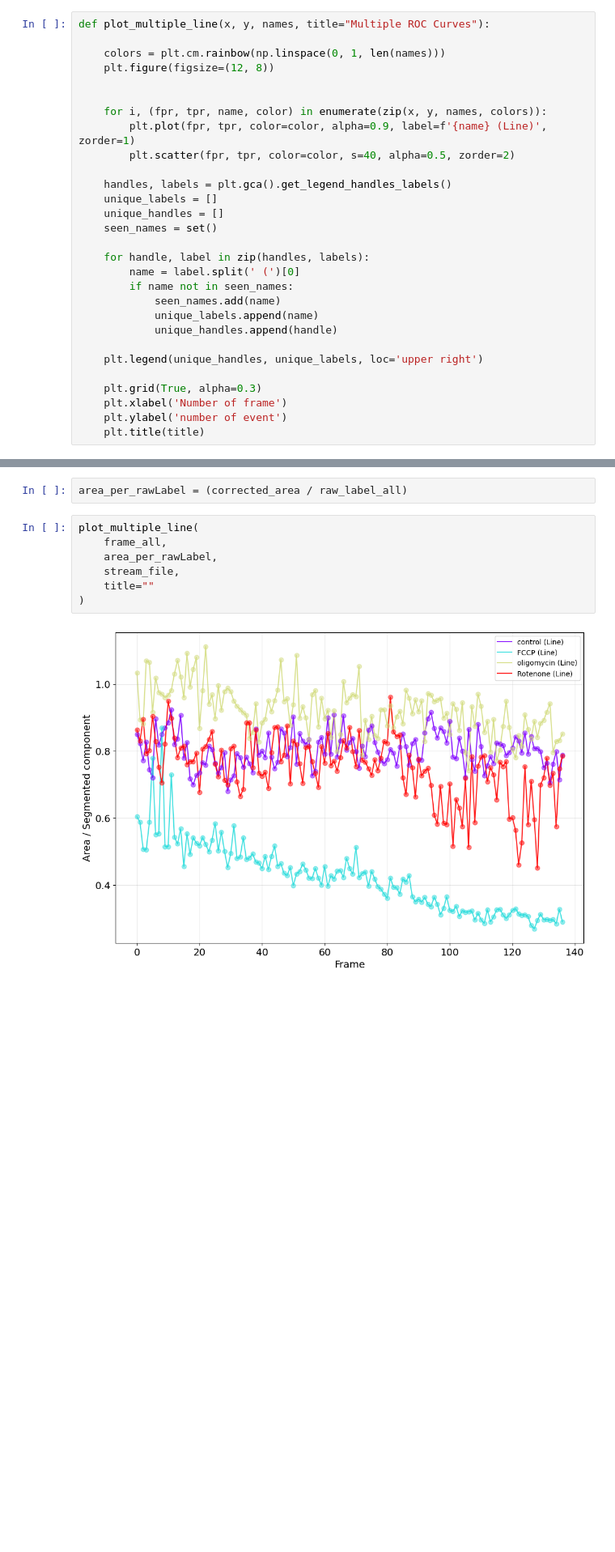
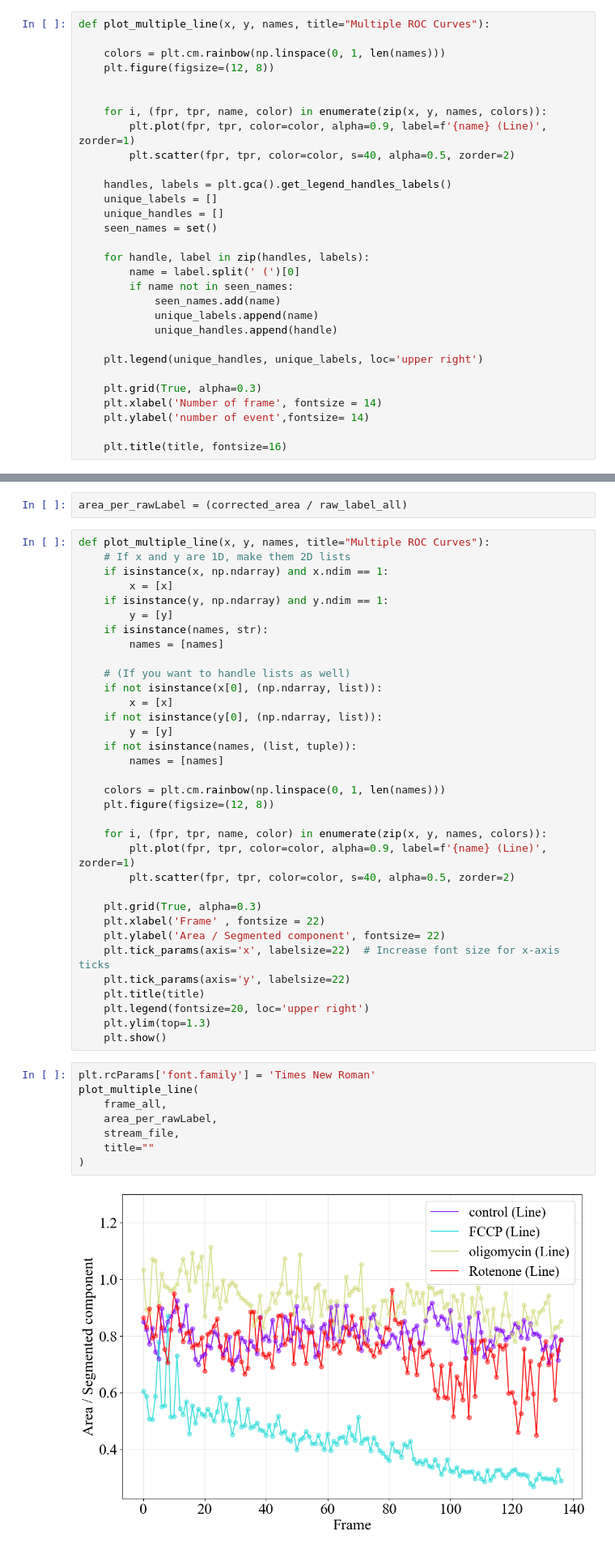
Before and after one commit to Jirapong2442/nellie_fission-fusion, a Jupyter notebook: perf_eval/statistical_testing/check_morph.ipynb, the cells around one changed output, grey strips where cells are left out. Shown at 81% size. Cells and saved outputs as stored; diff of their text form; blank space fills up the shorter version.

```diff
--- a/perf_eval/check_morph.ipynb
+++ b/perf_eval/statistical_testing/check_morph.ipynb
@@ -874,9 +864,10 @@ def plot_multiple_line(x, y, names, title="Multiple ROC Curves"):
     plt.legend(unique_handles, unique_labels, loc='upper right')
 
     plt.grid(True, alpha=0.3)
-    plt.xlabel('Number of frame')
-    plt.ylabel('number of event')
-    plt.title(title)
+    plt.xlabel('Number of frame', fontsize = 14)
+    plt.ylabel('number of event',fontsize= 14)
+
+    plt.title(title, fontsize=16)
 # %%
 def get_label_info(path,name):
     df = pd.read_csv(path)
@@ -1281,15 +1272,50 @@ for condition, slope in slopes.items():
 ### area change per label
 # %%
 area_per_rawLabel = (corrected_area / raw_label_all)
+# %%
+def plot_multiple_line(x, y, names, title="Multiple ROC Curves"):
+    # If x and y are 1D, make them 2D lists
+    if isinstance(x, np.ndarray) and x.ndim == 1:
+        x = [x]
+    if isinstance(y, np.ndarray) and y.ndim == 1:
+        y = [y]
+    if isinstance(names, str):
+        names = [names]
+
+    # (If you want to handle lists as well)
+    if not isinstance(x[0], (np.ndarray, list)):
+        x = [x]
+    if not isinstance(y[0], (np.ndarray, list)):
+        y = [y]
+    if not isinstance(names, (list, tuple)):
+        names = [names]
+
+    colors = plt.cm.rainbow(np.linspace(0, 1, len(names)))
+    plt.figure(figsize=(12, 8))
+
+    for i, (fpr, tpr, name, color) in enumerate(zip(x, y, names, colors)):
+        plt.plot(fpr, tpr, color=color, alpha=0.9, label=f'{name} (Line)', zorder=1)
+        plt.scatter(fpr, tpr, color=color, s=40, alpha=0.5, zorder=2)
+
+    plt.grid(True, alpha=0.3)
+    plt.xlabel('Frame' , fontsize = 22)
+    plt.ylabel('Area / Segmented component', fontsize= 22)
+    plt.tick_params(axis='x', labelsize=22)  # Increase font size for x-axis ticks
+    plt.tick_params(axis='y', labelsize=22)
+    plt.title(title)
+    plt.legend(fontsize=20, loc='upper right')
+    plt.ylim(top=1.3)
+    plt.show()
 # %%
+plt.rcParams['font.family'] = 'Times New Roman'
 plot_multiple_line(
     frame_all,
     area_per_rawLabel,
     stream_file,
     title=""
 )
 # %% [output]
-[figure, old version]
+[figure, new version]
 # %%
 area_per_rawLabel_pd = pd.DataFrame(np.transpose(area_per_rawLabel), columns=['control', 'FCCP', 'oligomycin', 'Rotenone'])
 area_per_rawLabel_pd = area_per_rawLabel_pd.melt(var_name='toxin', value_name='event')
```
Also changed, not shown: parts of 9 cells of this notebook, 19 other files.
